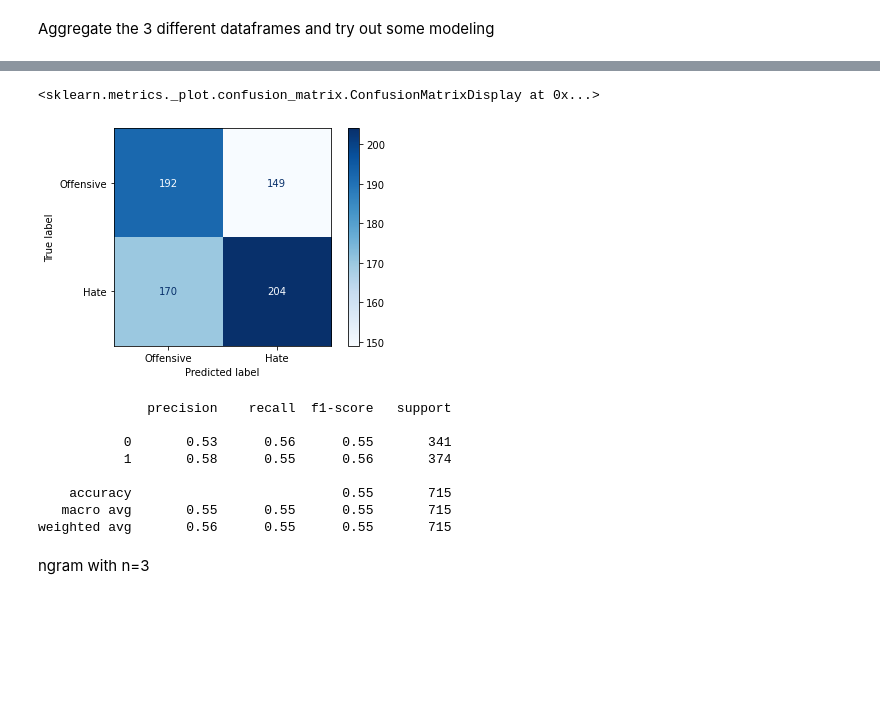
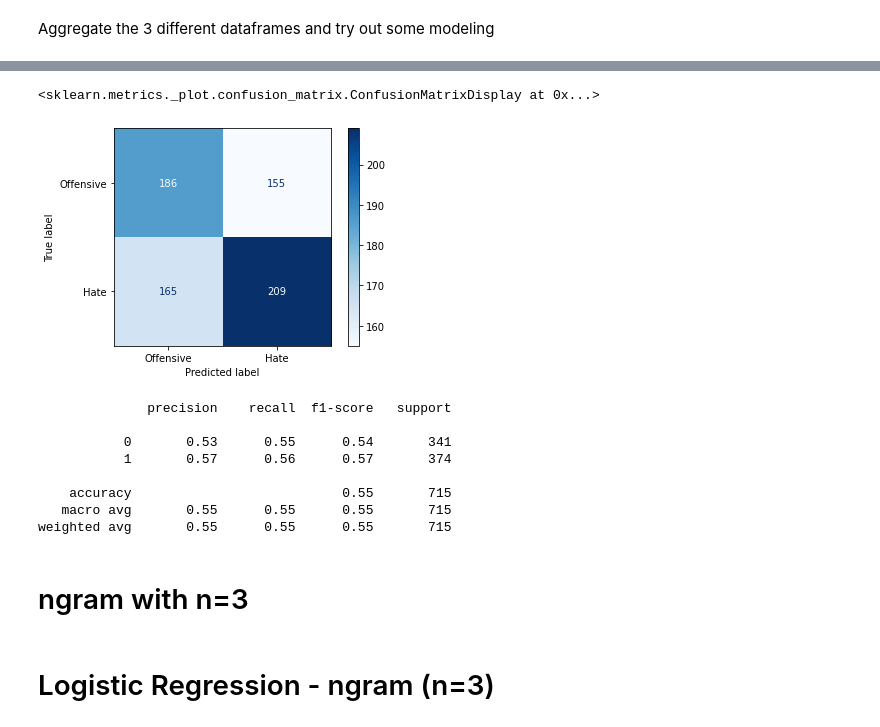
Before and after one commit to sheensta/twitter_hate_speech, a Jupyter notebook: notebooks/feature_selection_colin.ipynb, the cells around one changed output, grey strips where cells are left out. Drawn from its saved outputs; the diff is of its cells as text; code cells hidden in the pictures; blank space fills up the shorter version.

```diff
--- a/notebooks/feature_selection_colin.ipynb
+++ b/notebooks/feature_selection_colin.ipynb
@@ -311,10 +389,9 @@ weighted avg       0.65      0.64      0.62       715
 from sklearn.svm import SVC
 svc = SVC()
 param_grid = [{}]
-grid_search2 = GridSearchCV(svc,
+svm_n_2 = GridSearchCV(svc,
                            param_grid,
-                           cv=KFold(n_splits=5,
-                                              random_state=42).split(X_train, y_train),
+                           cv=KFold(n_splits=5).split(X_train, y_train),
                            verbose=2)
-y_preds2 = grid_search2.fit(X_train, y_train).predict(X_test)
+y_preds_svm_n_2 = svm_n_2.fit(X_train, y_train).predict(X_test)
 # %% [output]
@@ -335,24 +412,26 @@ Fitting 5 folds for each of 1 candidates, totalling 5 fits
 # %%
-plot_confusion_matrix(grid_search2, X_test, y_test, cmap=plt.cm.Blues, display_labels = class_names, values_format = '')
+plot_confusion_matrix(svm_n_2, X_test, y_test, cmap=plt.cm.Blues, display_labels = class_names, values_format = '')
 # %% [output]
 <sklearn.metrics._plot.confusion_matrix.ConfusionMatrixDisplay at 0x...>
-[figure, old version]
+[figure, new version]
 # %%
-report2 = classification_report( y_test, y_preds2)
-print(report2)
+report_svm_n_2 = classification_report( y_test, y_preds_svm_n_2)
+print(report_svm_n_2)
 # %% [output]
               precision    recall  f1-score   support
 
-           0       0.53      0.56      0.55       341
-           1       0.58      0.55      0.56       374
+           0       0.53      0.55      0.54       341
+           1       0.57      0.56      0.57       374
 
     accuracy                           0.55       715
    macro avg       0.55      0.55      0.55       715
-weighted avg       0.56      0.55      0.55       715
+weighted avg       0.55      0.55      0.55       715
 # %% [markdown]
-ngram with n=3
+# ngram with n=3
 # %%
 X = ngrams_3_df.drop('class', axis='columns')
 y = ngrams_3_df['class'].astype(int)
 # %%
 X_train, X_test, y_train, y_test = train_test_split(X, y, random_state=42)
+# %% [markdown]
+# Logistic Regression - ngram (n=3)
```
Also changed, not shown: parts of 70 cells of this notebook, 2 other files.
